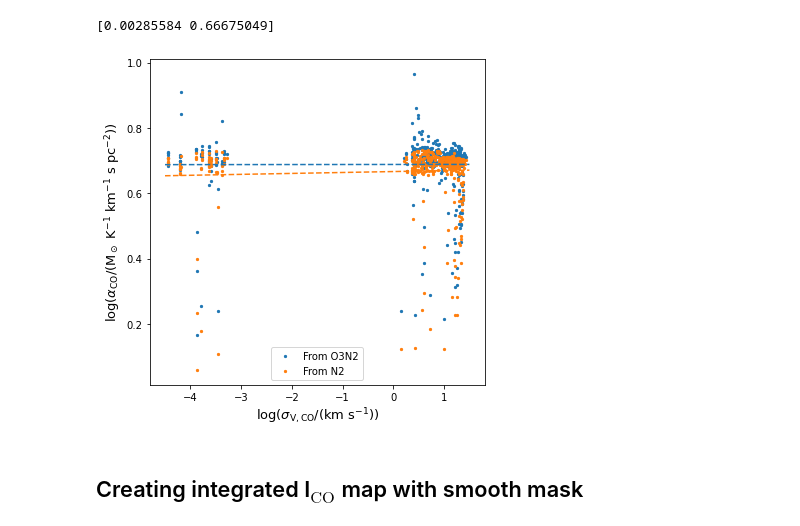
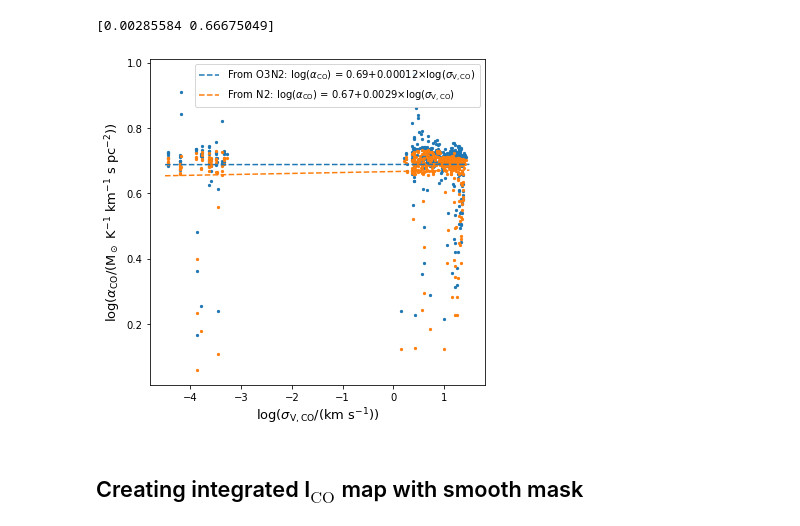
Before and after one commit to Bruno-Rodriguez/quenching-nearby-galaxies, a Jupyter notebook: astrophysical-properties.ipynb, the cells around one changed output. Drawn from its saved outputs; the diff is of its cells as text; code cells hidden in the pictures.

```diff
--- a/astrophysical-properties.ipynb
+++ b/astrophysical-properties.ipynb
@@ -635,7 +516,7 @@ N2_rep = np.log10(F_NII_rep/F_Ha_rep)
 Z_O3N2_rep = np.power(10,-12 + 8.533 - 0.214*O3N2_rep)/Z_sun
 Z_N2_rep = np.power(10,-12 + 8.743 + 0.462*N2_rep)/Z_sun
 # %%
-fig, axs = plt.subplots(2,2,figsize=(10,10))
+fig, axs = plt.subplots(2,2,figsize=(10,11))
 for ax,frame,title,label in zip(axs.ravel(),[O3N2,N2,np.log10(Z_O3N2),np.log10(Z_N2)],
                           [r'O3N2',r'N2',r'Z$_\mathrm{O3N2}$','Z$_\mathrm{N2}$'],['','',r'log(Z/Z$_\odot$)',r'log(Z/Z$_\odot$)']):
     im = ax.imshow(frame,origin='lower')
@@ -648,5 +529,5 @@ plt.show()
 # %%
-fig, axs = plt.subplots(2,2,figsize=(10,10))
+fig, axs = plt.subplots(2,2,figsize=(9,10))
 for ax,frame,title,label in zip(axs.ravel(),[O3N2_rep,N2_rep,np.log10(Z_O3N2_rep),np.log10(Z_N2_rep)],
                           [r'O3N2',r'N2',r'Z$_\mathrm{O3N2}$','Z$_\mathrm{N2}$'],['','',r'log(Z/Z$_\odot$)',r'log(Z/Z$_\odot$)']):
     im = ax.imshow(frame,origin='lower')
@@ -682,12 +563,12 @@ S_GMC = 1
 alphaCO_O3N2_rep = 2.9*np.exp(0.4/(S_GMC*Z_O3N2_rep))*np.power(S_star_rep/10**8,np.where(S_star_rep>10**8,-0.5,0))
 alphaCO_N2_rep = 2.9*np.exp(0.4/(S_GMC*Z_N2_rep))*np.power(S_star_rep/10**8,np.where(S_star_rep>10**8,-0.5,0))
 # %%
-fig, axs = plt.subplots(1,3,figsize=(15,6))
+fig, axs = plt.subplots(1,3,figsize=(30,12))
 for ax,frame,title,label in zip(axs.ravel(),[alphaCO_O3N2,alphaCO_N2,alphaCO_O3N2/alphaCO_N2],
                           [r'$\alpha_\mathrm{CO}$ (O3N2)',r'$\alpha_\mathrm{CO}$ (N2)',r'Ratio $\alpha_\mathrm{CO,O3N2}/\alpha_\mathrm{CO,N2}$'],[r'$\alpha_\mathrm{CO}$ [M$_\odot$ K$^{-1}$ km$^{-1}$ s pc$^{-2}$]',r'$\alpha_\mathrm{CO}$ [M$_\odot$ K$^{-1}$ km$^{-1}$ s pc$^{-2}$]','']):
     data = frame#np.where(region&(EW_Ha>6),frame,np.nan)
     im = ax.imshow(data,origin='lower',vmax=np.nanpercentile(data,99))
     fig.colorbar(im,ax=ax,orientation='horizontal',label=label)
-    ax.set_title(title,size=15)
+    ax.set_title(title,size=20)
 plt.show()
 # %% [output]
@@ -719,7 +601,7 @@ plt.show()
 # %%
-hdul = fits.open(path+'UGC12250map_2nd.fits')
+#hdul = fits.open(path+'UGC12250map_2nd.fits')
+hdul = fits.open(path+source+'map_2nd.fits')
 CO_vdisp = hdul[0].data
-#print(hdul[0].header)
 hdul.close()
 # %%
 fig, ax = plt.subplots(figsize=(5,6))#,subplot_kw={'projection':mom0.wcs})
@@ -747,14 +629,14 @@ print(poptN2)
 # %%
 fig, ax = plt.subplots(figsize=(6,6))#,sharey='row')
 for alphaCO,label,popt in zip([alphaCO_O3N2_rep,alphaCO_N2_rep],['O3N2','N2'],[poptO3N2,poptN2]):
-    ax.scatter(np.log10(CO_vdisp.flatten()),np.log10(alphaCO.flatten()),s=5,label='From '+label)
-    ax.plot([-4.5,1.5],[popt[1]-4.5*popt[0],popt[1]+1.5*popt[0]],ls='--')
+    ax.scatter(np.log10(CO_vdisp.flatten()),np.log10(alphaCO.flatten()),s=5)#,label='From '+label)
+    ax.plot([-4.5,1.5],[popt[1]-4.5*popt[0],popt[1]+1.5*popt[0]],ls='--',label='From '+label+r': log($\alpha_\mathrm{CO}$) = '+f'{popt[1]:.2}+{popt[0]:.2}'+r'$\times$log($\sigma_\mathrm{V,CO}$)')
 ax.set_xlabel(r'log($\sigma_\mathrm{V,CO}$/(km s$^{-1}$))',size=13)
 ax.set_ylabel(r'log($\alpha_\mathrm{CO}$/(M$_\odot$ K$^{-1}$ km$^{-1}$ s pc$^{-2}$))',size=13)
 ax.legend(loc='best')
 plt.show()
 # %% [output]
-[figure, old version]
+[figure, new version]
 # %% [markdown]
 ## Creating integrated I$_\mathrm{CO}$ map with smooth mask
 # %%
```
Also changed, not shown: parts of 62 cells of this notebook.
